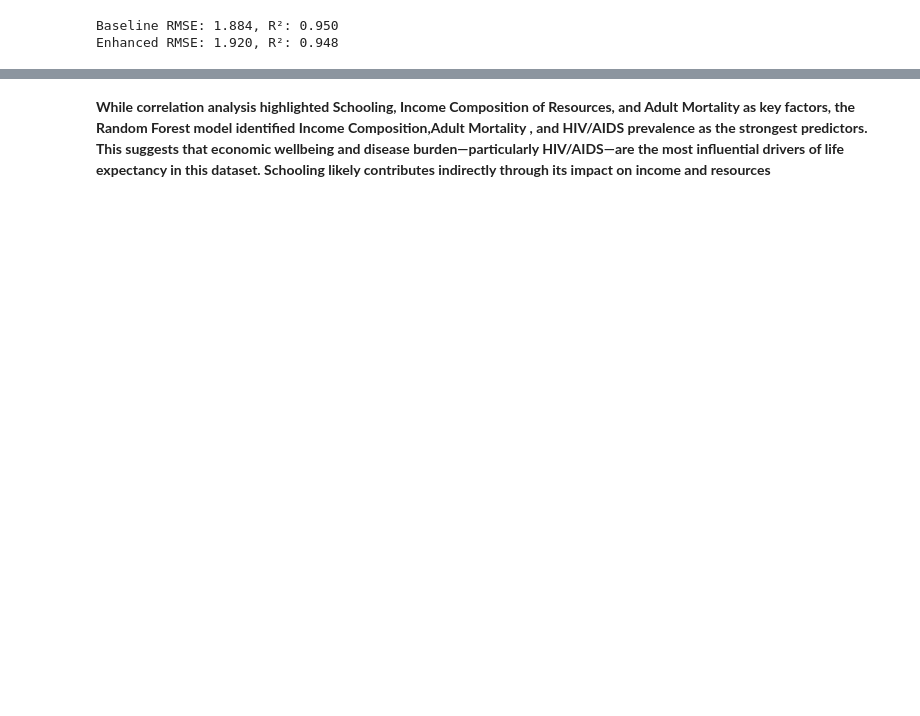
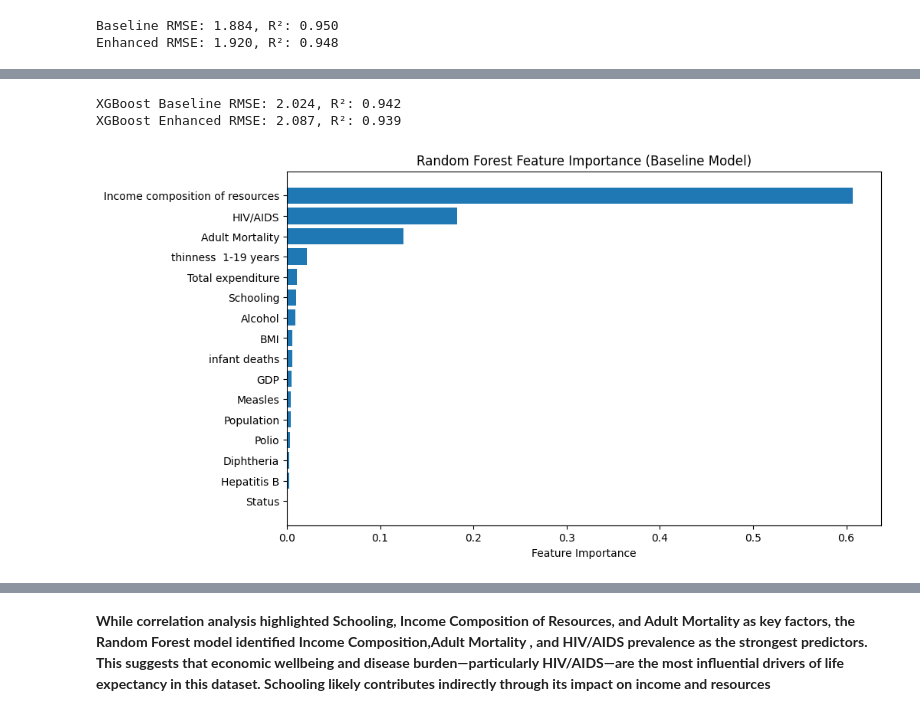
Before and after one commit to SumayyaN/final_recess_project, a Jupyter notebook: Life_Expectancy.ipynb, the cells around one changed output, grey strips where cells are left out. Drawn from its saved outputs; the diff is of its cells as text; code cells hidden in the pictures; blank space fills up the shorter version.

```diff
--- a/Life_Expectancy.ipynb
+++ b/Life_Expectancy.ipynb
@@ -419,3 +359,66 @@ XGBoost Enhanced RMSE: 2.087, R²: 0.939
+# %%
+
+# 1. Feature definitions
+baseline_features = [
+    'Status',
+    'Adult Mortality', 'infant deaths', 'Alcohol', 'Hepatitis B', 'Measles', 'BMI', 'Polio',
+    'Total expenditure', 'Diphtheria', 'HIV/AIDS', 'GDP', 'Population', 'thinness  1-19 years',
+    'Income composition of resources', 'Schooling'
+]
+
+engineered_features = [
+    'GDP_per_capita', 'Vaccination', 'Total_expenditure_per_capita',
+    'BMI Category_Normal', 'BMI Category_Overweight', 'BMI Category_Obese'
+]
+
+target = 'Life expectancy'
+
+# 2. Prepare data
+X_baseline = df[baseline_features]
+X_enhanced = df[baseline_features + engineered_features]
+y = df[target]
+
+# 3. Train-test split
+Xb_train, Xb_test, y_train, y_test = train_test_split(X_baseline, y, test_size=0.2, random_state=42)
+Xe_train, Xe_test, _, _ = train_test_split(X_enhanced, y, test_size=0.2, random_state=42)
+
+# 4. Initialize XGBoost models
+xgb_baseline = XGBRegressor(random_state=42, n_estimators=100, learning_rate=0.1)
+xgb_enhanced = XGBRegressor(random_state=42, n_estimators=100, learning_rate=0.1)
+
+# 5. Train models
+xgb_baseline.fit(Xb_train, y_train)
+xgb_enhanced.fit(Xe_train, y_train)
+
+# 6. Predict and evaluate
+y_pred_baseline = xgb_baseline.predict(Xb_test)
+y_pred_enhanced = xgb_enhanced.predict(Xe_test)
+
+rmse_baseline = np.sqrt(mean_squared_error(y_test, y_pred_baseline))
+rmse_enhanced = np.sqrt(mean_squared_error(y_test, y_pred_enhanced))
+
+r2_baseline = r2_score(y_test, y_pred_baseline)
+r2_enhanced = r2_score(y_test, y_pred_enhanced)
+
+print(f'XGBoost Baseline RMSE: {rmse_baseline:.3f}, R²: {r2_baseline:.3f}')
+print(f'XGBoost Enhanced RMSE: {rmse_enhanced:.3f}, R²: {r2_enhanced:.3f}')
+# %% [output]
+XGBoost Baseline RMSE: 2.024, R²: 0.942
+XGBoost Enhanced RMSE: 2.087, R²: 0.939
+# %%
+importances = rf_baseline.feature_importances_
+feature_names = X_baseline.columns
+sorted_idx = np.argsort(importances)[::-1]
+
+plt.figure(figsize=(10, 6))
+plt.barh(range(len(importances)), importances[sorted_idx], align='center')
+plt.yticks(range(len(importances)), feature_names[sorted_idx])
+plt.xlabel('Feature Importance')
+plt.title('Random Forest Feature Importance (Baseline Model)')
+plt.gca().invert_yaxis()
+plt.show()
+# %% [output]
+[figure, added]
 # %%
 
 import shap
```
Also changed, not shown: parts of 20 cells of this notebook.
